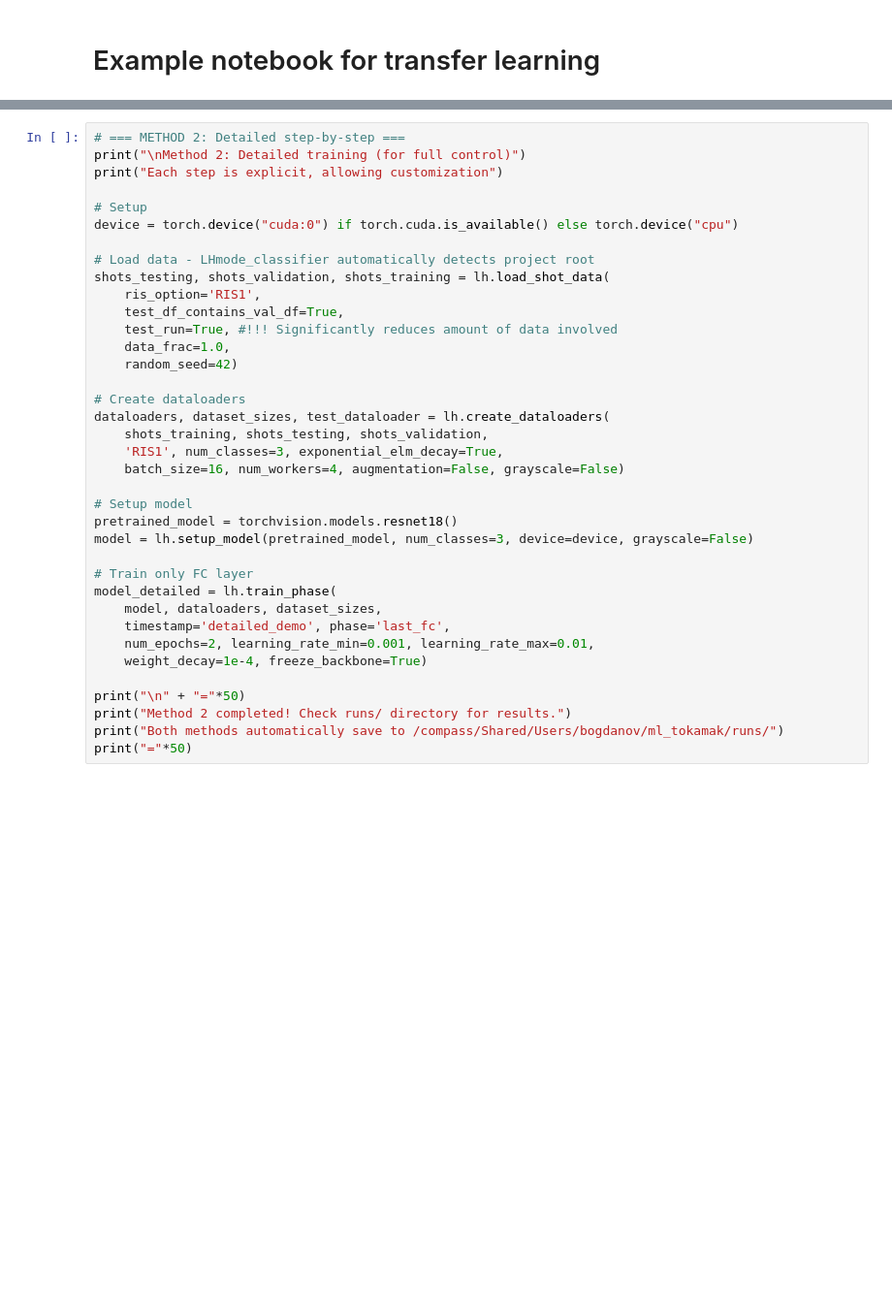
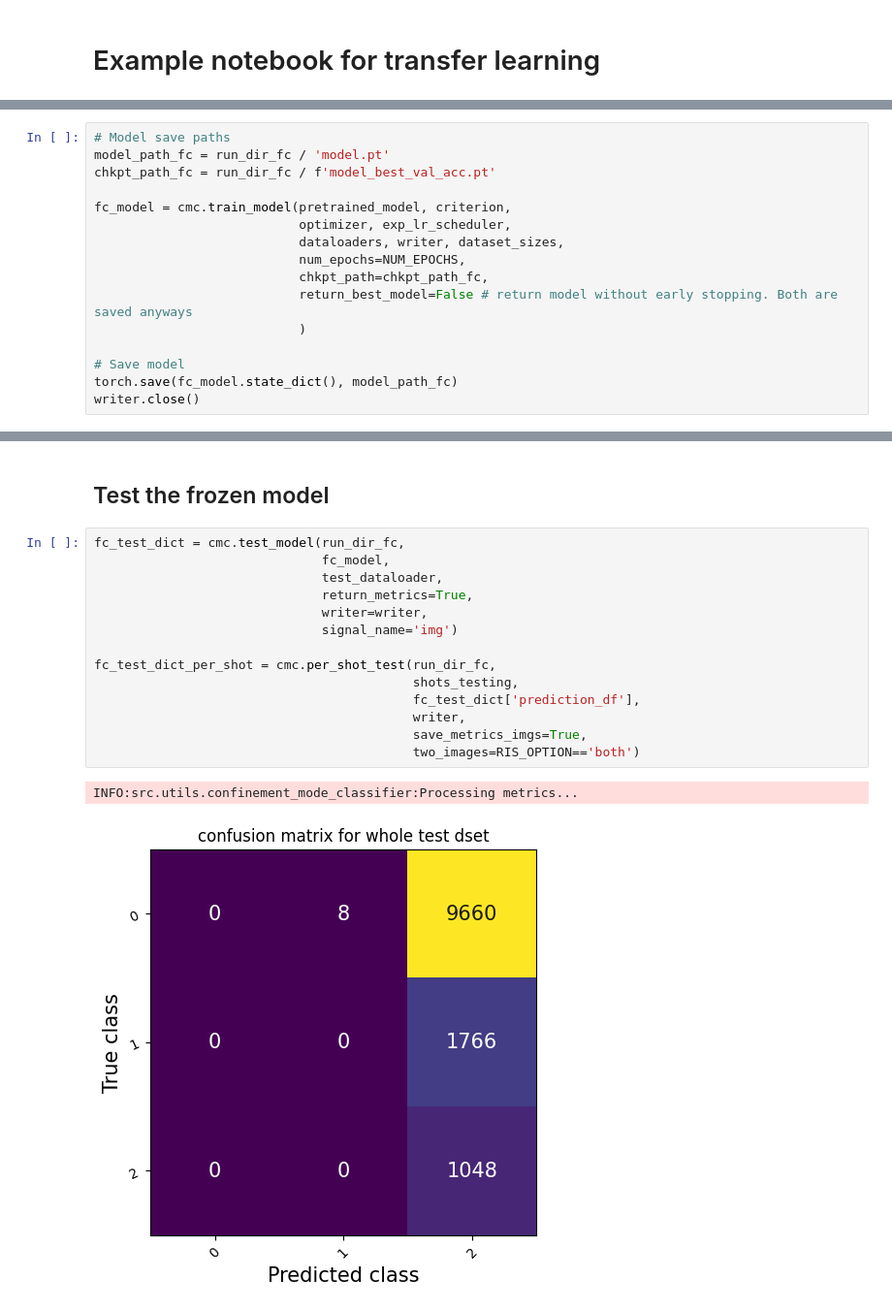
Before and after one commit to Lexmidan/ml_tokamak, a Jupyter notebook: notebooks/transfer_learning_sandbox.ipynb, the cells around one changed output, grey strips where cells are left out. Shown: that part at 97% size. Saved outputs shown, nothing was run; the diff lists cells and outputs as text; blank space fills up the shorter version.

Commit message:
dataloaders creation unified for CV and single model. Transfer training notebook added

```diff
--- a/notebooks/transfer_learning_sandbox.ipynb
+++ b/notebooks/transfer_learning_sandbox.ipynb
@@ -55,0 +101,16 @@ INFO:LHmode_classifier:Training phase FC layer only completed and model saved
+# %%
+# Model save paths
+model_path_fc = run_dir_fc / 'model.pt'
+chkpt_path_fc = run_dir_fc / f'model_best_val_acc.pt'
+
+fc_model = cmc.train_model(pretrained_model, criterion,
+                           optimizer, exp_lr_scheduler,
+                           dataloaders, writer, dataset_sizes,
+                           num_epochs=NUM_EPOCHS,
+                           chkpt_path=chkpt_path_fc,
+                           return_best_model=False # return model without early stopping. Both are saved anyways
+                           )
+
+# Save model
+torch.save(fc_model.state_dict(), model_path_fc)
+writer.close()
@@ -56,37 +124,19 @@ INFO:LHmode_classifier:Training phase FC layer only completed and model saved
+# %% [markdown]
+## Test the frozen model
 # %%
-# === METHOD 2: Detailed step-by-step ===
-print("\nMethod 2: Detailed training (for full control)")
-print("Each step is explicit, allowing customization")
+fc_test_dict = cmc.test_model(run_dir_fc,
+                              fc_model,
+                              test_dataloader,
+                              return_metrics=True,
+                              writer=writer,
+                              signal_name='img')
 
-# Setup
-device = torch.device("cuda:0") if torch.cuda.is_available() else torch.device("cpu")
-
-# Load data - LHmode_classifier automatically detects project root
-shots_testing, shots_validation, shots_training = lh.load_shot_data(
-    ris_option='RIS1',
-    test_df_contains_val_df=True,
-    test_run=True, #!!! Significantly reduces amount of data involved
-    data_frac=1.0,
-    random_seed=42)
-
-# Create dataloaders
-dataloaders, dataset_sizes, test_dataloader = lh.create_dataloaders(
-    shots_training, shots_testing, shots_validation,
-    'RIS1', num_classes=3, exponential_elm_decay=True,
-    batch_size=16, num_workers=4, augmentation=False, grayscale=False)
-
-# Setup model
-pretrained_model = torchvision.models.resnet18()
-model = lh.setup_model(pretrained_model, num_classes=3, device=device, grayscale=False)
-
-# Train only FC layer
-model_detailed = lh.train_phase(
-    model, dataloaders, dataset_sizes,
-    timestamp='detailed_demo', phase='last_fc',
-    num_epochs=2, learning_rate_min=0.001, learning_rate_max=0.01,
-    weight_decay=1e-4, freeze_backbone=True)
-
-print("\n" + "="*50)
-print("Method 2 completed! Check runs/ directory for results.")
-print("Both methods automatically save to /compass/Shared/Users/bogdanov/ml_tokamak/runs/")
-print("="*50)
+fc_test_dict_per_shot = cmc.per_shot_test(run_dir_fc,
+                                          shots_testing,
+                                          fc_test_dict['prediction_df'],
+                                          writer,
+                                          save_metrics_imgs=True,
+                                          two_images=RIS_OPTION=='both')
+# %% [output]
+INFO:src.utils.confinement_mode_classifier:Processing metrics...
+[figure, added]
```
Also changed, not shown: parts of 22 cells of this notebook, 4 other files.
